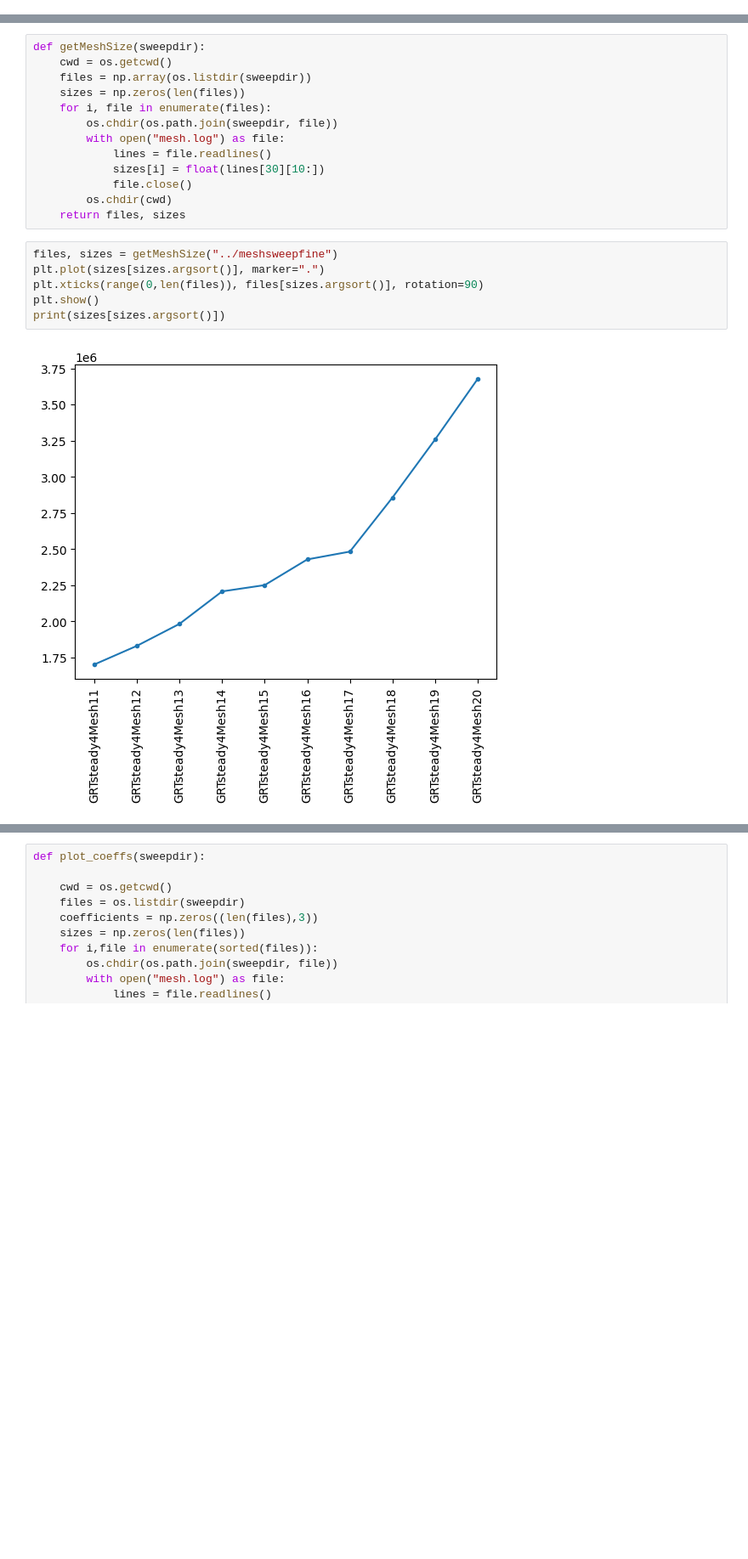
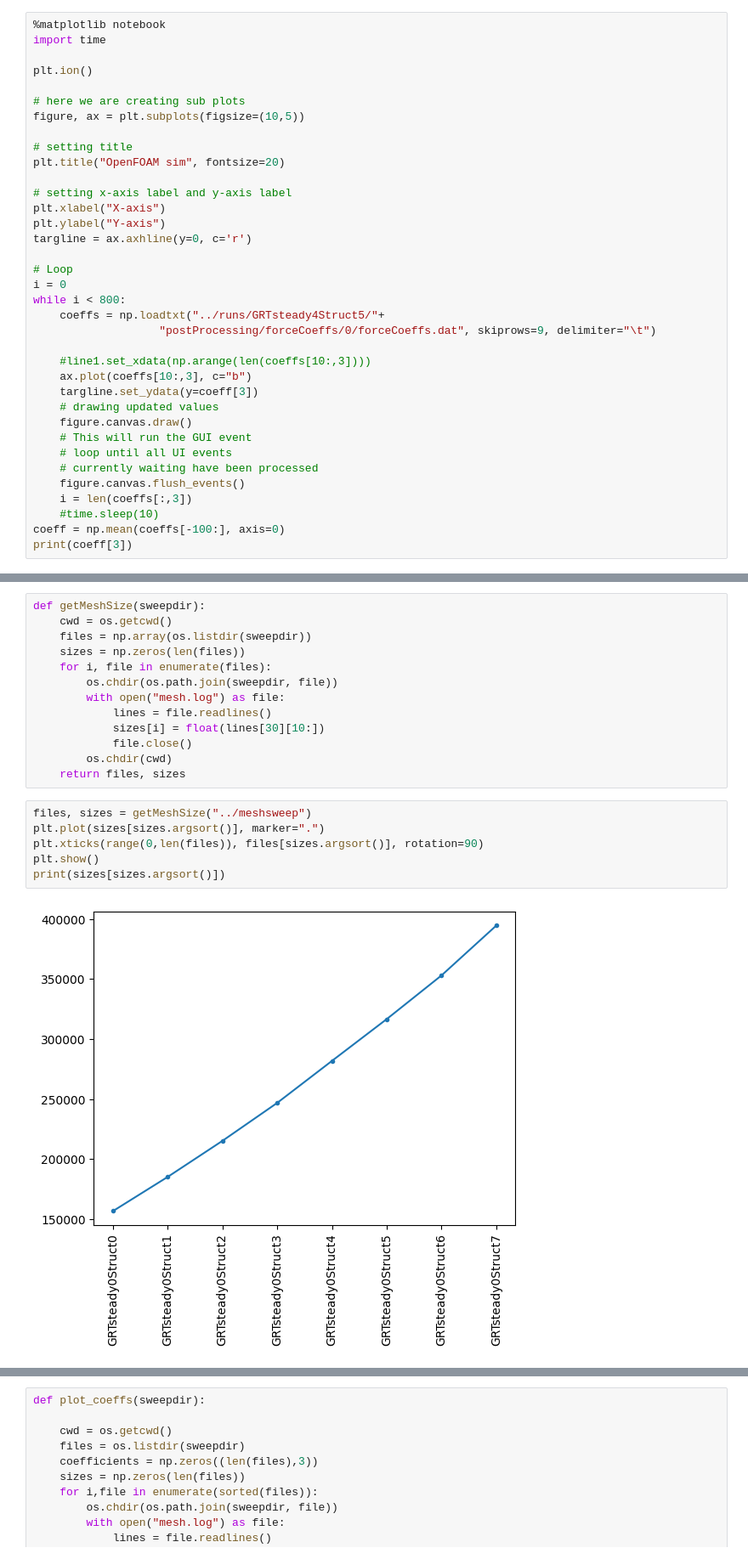
Before and after one commit to jkhansell/CFDFinalProject, a Jupyter notebook: StructuredGrids/meshstudy/ValidationNBs/CoeffValidationStructured.ipynb, the cells around one changed output, grey strips where cells are left out. Shown: that part at 85% size. Cells and saved outputs as stored; diff of their text form; blank space fills up the shorter version.

Commit message:
Added structured mesh sims

```diff
--- a/StructuredGrids/meshstudy/ValidationNBs/CoeffValidationStructured.ipynb
+++ b/StructuredGrids/meshstudy/ValidationNBs/CoeffValidationStructured.ipynb
@@ -2,4 +2,40 @@
 import numpy as np
 import matplotlib.pyplot as plt
 import os
+# %%
+%matplotlib notebook
+import time
+
+plt.ion()
+
+# here we are creating sub plots
+figure, ax = plt.subplots(figsize=(10,5))
+
+# setting title
+plt.title("OpenFOAM sim", fontsize=20)
+
+# setting x-axis label and y-axis label
+plt.xlabel("X-axis")
+plt.ylabel("Y-axis")
+targline = ax.axhline(y=0, c='r')
+
+# Loop
+i = 0
+while i < 800:
+    coeffs = np.loadtxt("../runs/GRTsteady4Struct5/"+
+                   "postProcessing/forceCoeffs/0/forceCoeffs.dat", skiprows=9, delimiter="\t")
+
+    #line1.set_xdata(np.arange(len(coeffs[10:,3])))
+    ax.plot(coeffs[10:,3], c="b")
+    targline.set_ydata(y=coeff[3])
+    # drawing updated values
+    figure.canvas.draw()
+    # This will run the GUI event
+    # loop until all UI events
+    # currently waiting have been processed
+    figure.canvas.flush_events()
+    i = len(coeffs[:,3])
+    #time.sleep(10)
+coeff = np.mean(coeffs[-100:], axis=0)
+print(coeff[3])
 # %%
@@ -27,10 +67,10 @@ def getMeshSize(sweepdir):
         os.chdir(cwd)
     return files, sizes
 # %%
-files, sizes = getMeshSize("../meshsweepfine")
+files, sizes = getMeshSize("../meshsweep")
 plt.plot(sizes[sizes.argsort()], marker=".")
 plt.xticks(range(0,len(files)), files[sizes.argsort()], rotation=90)
 plt.show()
 print(sizes[sizes.argsort()])
 # %% [output]
-[figure, old version]
+[figure, new version]
```
Also changed, not shown: parts of 3 cells of this notebook, 18 other files.
